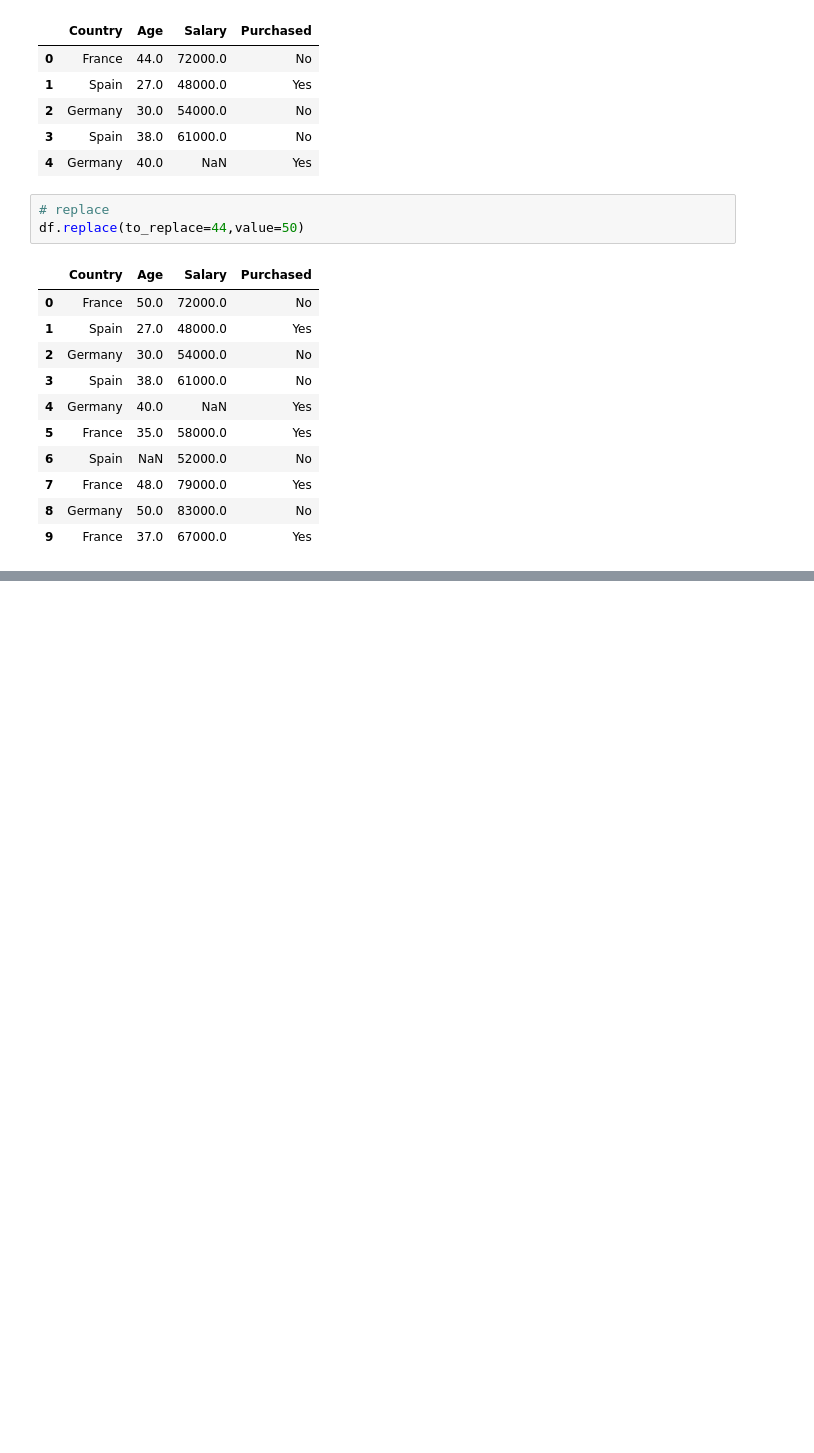
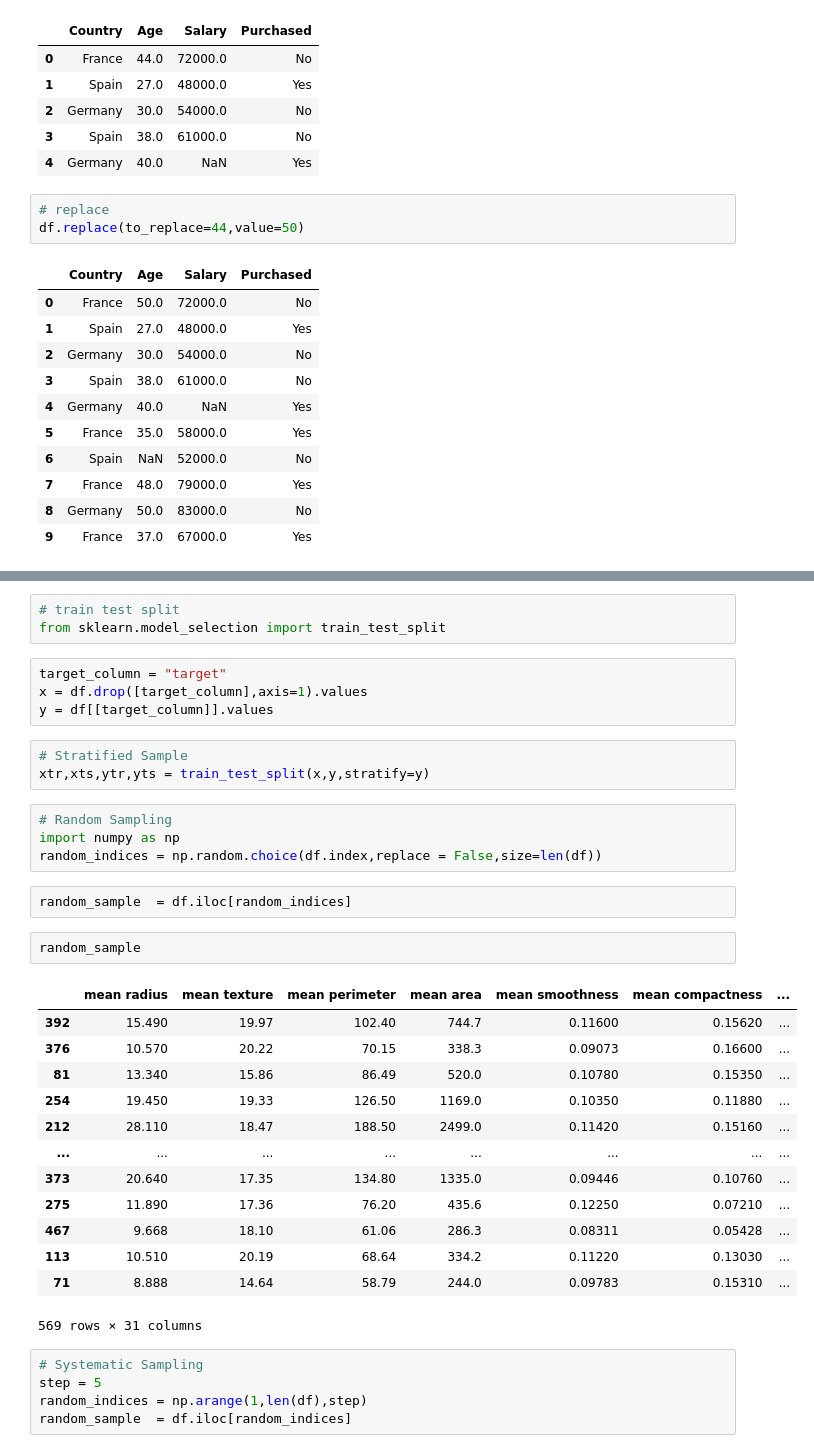
Before and after one commit to yeshrealstar/Data-Science-and-Machine-Learning, a Jupyter notebook: Data Preprocessing.ipynb, the cells around one changed output, grey strips where cells are left out. Drawn from its saved outputs; the diff is of its cells as text; blank space fills up the shorter version.

```diff
--- a/Data Preprocessing.ipynb
+++ b/Data Preprocessing.ipynb
@@ -157,0 +172,37 @@ df.replace(to_replace=44,value=50)
+# %%
+# train test split
+from sklearn.model_selection import train_test_split
+# %%
+target_column = "target"
+x = df.drop([target_column],axis=1).values
+y = df[[target_column]].values
+# %%
+# Stratified Sample
+xtr,xts,ytr,yts = train_test_split(x,y,stratify=y)
+# %%
+# Random Sampling
+import numpy as np
+random_indices = np.random.choice(df.index,replace = False,size=len(df))
+# %%
+random_sample  = df.iloc[random_indices]
+# %%
+random_sample
+# %% [output]
+|  | mean radius | mean texture | mean perimeter | mean area | mean smoothness | mean compactness | ... |
+| 392 | 15.490 | 19.97 | 102.40 | 744.7 | 0.11600 | 0.15620 | ... |
+| 376 | 10.570 | 20.22 | 70.15 | 338.3 | 0.09073 | 0.16600 | ... |
+| 81 | 13.340 | 15.86 | 86.49 | 520.0 | 0.10780 | 0.15350 | ... |
+| 254 | 19.450 | 19.33 | 126.50 | 1169.0 | 0.10350 | 0.11880 | ... |
+| 212 | 28.110 | 18.47 | 188.50 | 2499.0 | 0.11420 | 0.15160 | ... |
+| ... | ... | ... | ... | ... | ... | ... | ... |
+| 373 | 20.640 | 17.35 | 134.80 | 1335.0 | 0.09446 | 0.10760 | ... |
+| 275 | 11.890 | 17.36 | 76.20 | 435.6 | 0.12250 | 0.07210 | ... |
+| 467 | 9.668 | 18.10 | 61.06 | 286.3 | 0.08311 | 0.05428 | ... |
+| 113 | 10.510 | 20.19 | 68.64 | 334.2 | 0.11220 | 0.13030 | ... |
+| 71 | 8.888 | 14.64 | 58.79 | 244.0 | 0.09783 | 0.15310 | ... |
+569 rows × 31 columns
+# %%
+# Systematic Sampling
+step = 5
+random_indices = np.arange(1,len(df),step)
+random_sample  = df.iloc[random_indices]
```
Also changed, not shown: parts of 13 cells of this notebook.
